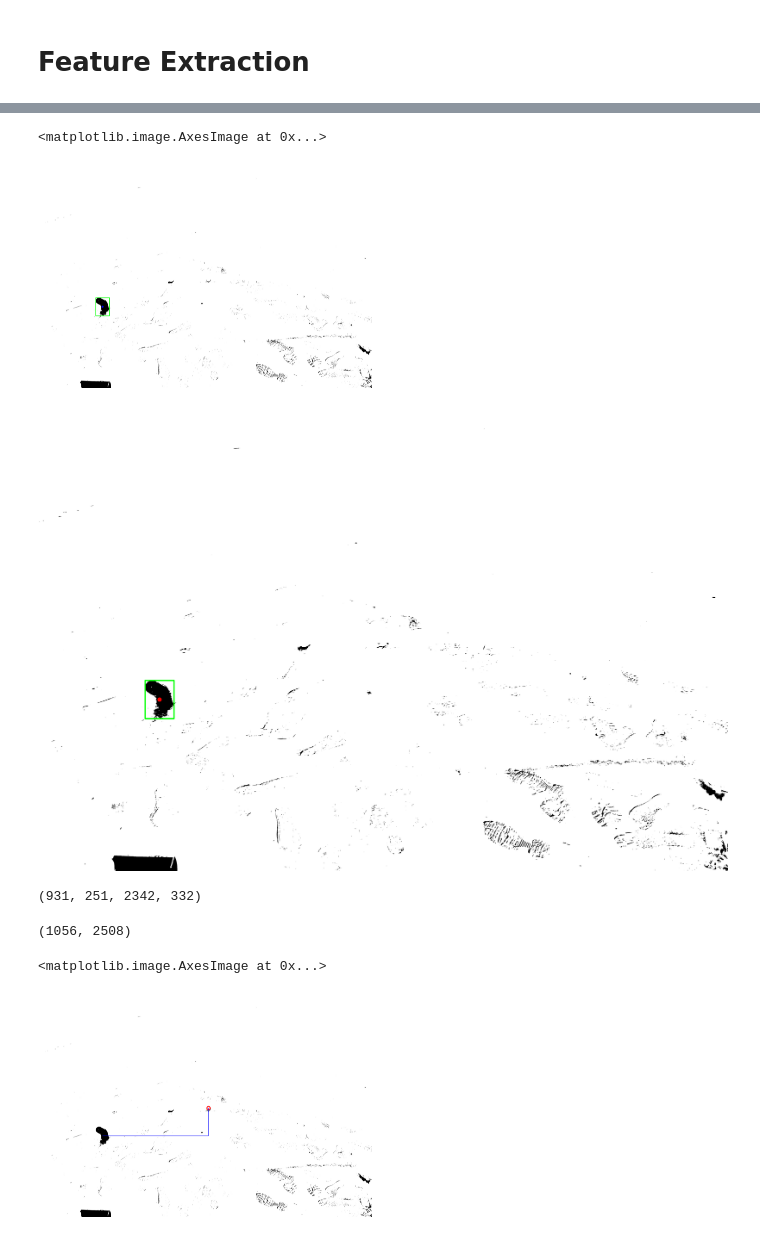
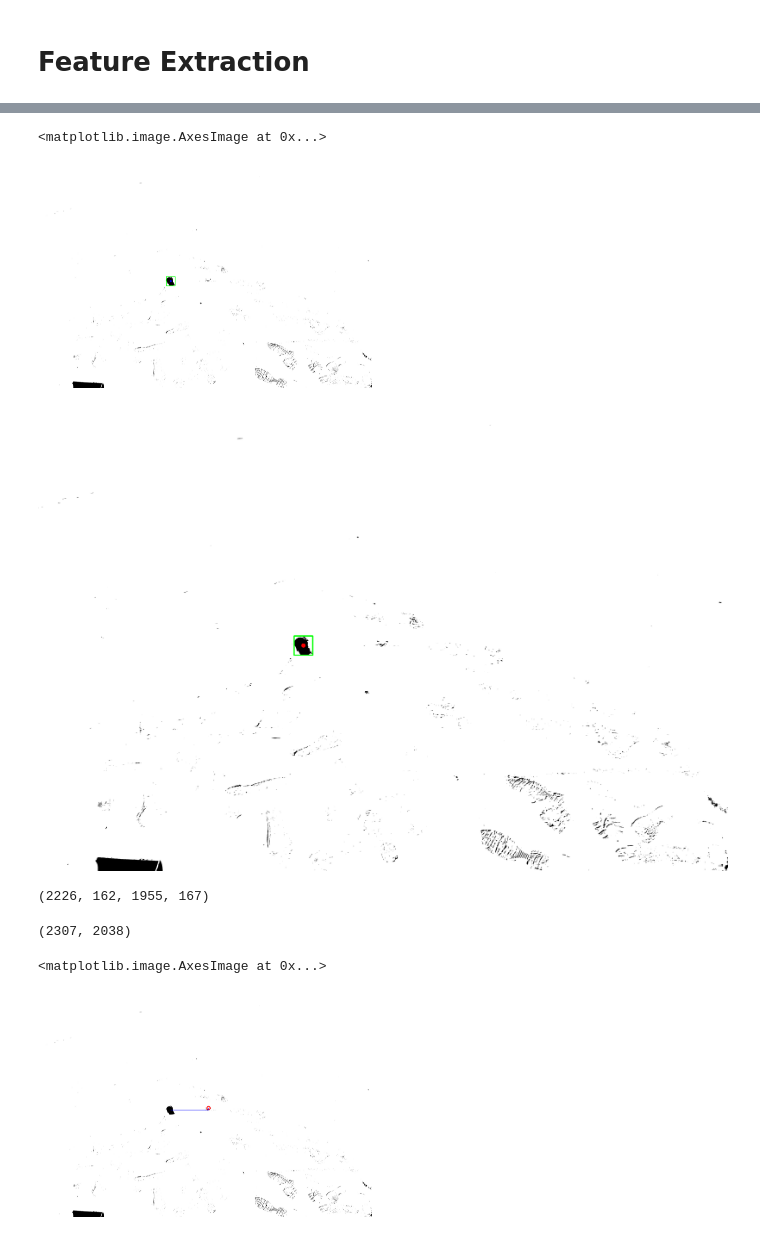
Before and after one commit to pbplop29/Photogrammetry, a Jupyter notebook: Photogrammetry.ipynb, the cells around one changed output, grey strips where cells are left out. Saved outputs shown, nothing was run; the diff lists cells and outputs as text; code cells hidden in the pictures.

```diff
--- a/Photogrammetry.ipynb
+++ b/Photogrammetry.ipynb
@@ -185,7 +185,7 @@ Found the prespective multiplier === 2.2365.
 # Feature Extraction
 # %%
 # Reading and plotting the problem image
-image_name = '2.JPG'
+image_name = '1.JPG'
 img = cv2.imread(image_name)
 plt.axis('off')
 plt.imshow(img)
@@ -238,6 +246,5 @@ plt.show()
 # %%
 # Finding the edges and plotting a contour around our object
-imgx = cv2.imread(image_resized_name)
 img = cv2.imread(image_mask_name)
 imgray = cv2.cvtColor(img, cv2.COLOR_BGR2GRAY)
 ret, thresh = cv2.threshold(imgray, 127, 255, 0)
@@ -259,32 +266,34 @@ plt.axis('off')
 plt.imshow(img)
 # %% [output]
 <matplotlib.image.AxesImage at 0x...>
-[figure, old version]
+[figure, new version]
 # %%
 # A bigger picture
 display(img)
 # %% [output]
-[figure, old version]
+[figure, new version]
 # %%
 # Coordinates and height, width of the contour box
 x,w,y,h
 # %% [output]
-(931, 251, 2342, 332)
+(2226, 162, 1955, 167)
 # %%
 # Location of our object
-x + w//2, y + h//2
+center_x = x + w//2
+center_y = y + h//2
+center_x,center_y
 # %% [output]
-(1056, 2508)
+(2307, 2038)
 # %%
 # Plotting lines from image center to our object location
 img = cv2.imread(image_mask_name)
 cv2.circle(img, (3000, 2000), 30, (255, 0, 0), 15)
-cv2.line(img, (x + w//2, y + h//2), (3000,y + h//2), (0, 0, 255), 5)
-cv2.line(img, (3000, y + h//2), (3000,2000), (0, 0, 255), 5)
+cv2.line(img, (center_x, center_y), (3000,center_y), (0, 0, 255), 5)
+cv2.line(img, (3000, center_y), (3000,2000), (0, 0, 255), 5)
 plt.axis('off')
 plt.imshow(img)
 # %% [output]
 <matplotlib.image.AxesImage at 0x...>
-[figure, old version]
+[figure, new version]
 # %%
 # Finding the pixel difference
```
Also changed, not shown: parts of 15 cells of this notebook.
